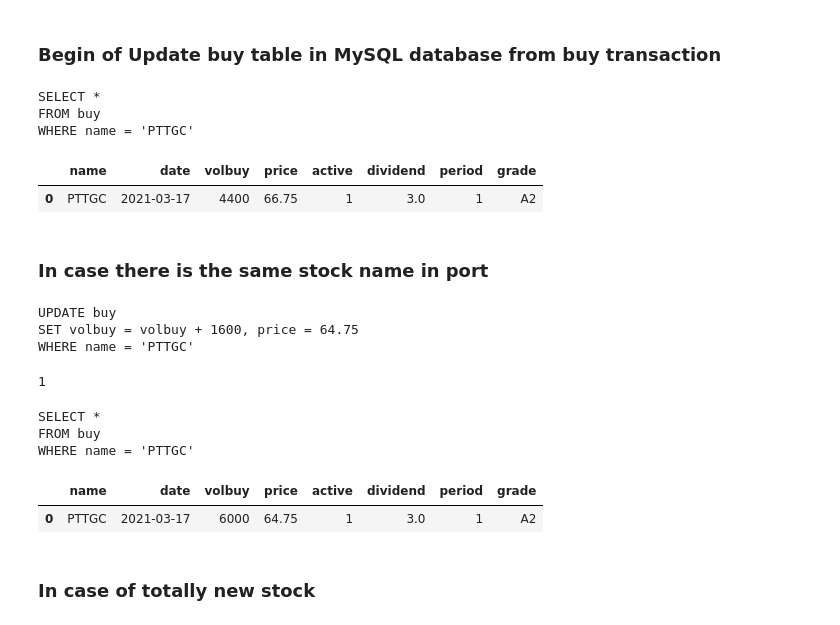
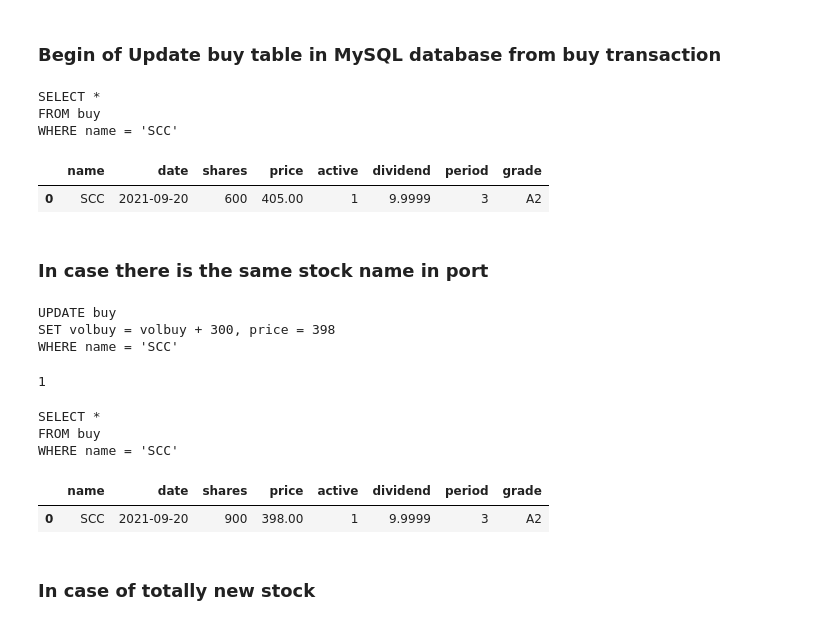
Before and after one commit to santimcs/A8, a Jupyter notebook: Daily/110-Update Buy and Dividend from Sales in Portfolio.ipynb, the cells around one changed output. Saved outputs shown, nothing was run; the diff lists cells and outputs as text; code cells hidden in the pictures.

```diff
--- a/Daily/110-Update Buy and Dividend from Sales in Portfolio.ipynb
+++ b/Daily/110-Update Buy and Dividend from Sales in Portfolio.ipynb
@@ -20,8 +20,9 @@ datetime.date(2022, 1, 17)
 ### Tables in the process
 # %%
 format_dict = {
-    'qty':'{:,}',
+    'qty':'{:,}','shares':'{:,}',
     'price':'{:.2f}','buy_price':'{:.2f}',
+    'dividend':'{:.4f}',
     'fee':'{:,.2f}','vat':'{:,.2f}','net':'{:,.2f}',
 
     'days':'{:,}',
@@ -272,26 +361,27 @@ stocks.style.format(format_dict)
 # %%
 sql = """
 SELECT *
 FROM buy
 WHERE name = '%s'
 """
 sql = sql % name
 print(sql)
 
 buy = pd.read_sql(sql, const)
 buy.drop(['volsell', 'volbal'], axis=1, inplace=True)
-buy['volbuy'] = buy['volbuy'].astype('int64')
-buy
+buy.rename(columns={'volbuy':'shares'},inplace=True)
+buy['shares'] = buy['shares'].astype('int64')
+buy.style.format(format_dict)
 # %% [output]
 SELECT *
 FROM buy
-WHERE name = 'PTTGC'
+WHERE name = 'SCC'
-|  | name | date | volbuy | price | active | dividend | period | grade |
-| 0 | PTTGC | 2021-03-17 | 4400 | 66.75 | 1 | 3.0 | 1 | A2 |
+|  | name | date | shares | price | active | dividend | period | grade |
+| 0 | SCC | 2021-09-20 | 600 | 405.00 | 1 | 9.9999 | 3 | A2 |
 # %% [markdown]
 ### In case there is the same stock name in port
 # %%
-new_cost = 64.75 # new average cost must be calculated manually beforehand
+new_cost = 398 # new average cost must be calculated manually beforehand
 
 sqlUpd = """
 UPDATE buy
@@ -302,8 +392,8 @@ sqlUpd = sqlUpd % (qty, new_cost, name)
 print(sqlUpd)
 # %% [output]
 UPDATE buy
-SET volbuy = volbuy + 1600, price = 64.75
-WHERE name = 'PTTGC'
+SET volbuy = volbuy + 300, price = 398
+WHERE name = 'SCC'
 # %%
 rp = const.execute(sqlUpd)
 rp.rowcount
@@ -320,14 +410,15 @@ print(sql)
 
 buy = pd.read_sql(sql, const)
 buy.drop(['volsell', 'volbal'], axis=1, inplace=True)
-buy['volbuy'] = buy['volbuy'].astype('int64')
-buy
+buy.rename(columns={'volbuy':'shares'},inplace=True)
+buy['shares'] = buy['shares'].astype('int64')
+buy.style.format(format_dict)
 # %% [output]
 SELECT *
 FROM buy
-WHERE name = 'PTTGC'
+WHERE name = 'SCC'
-|  | name | date | volbuy | price | active | dividend | period | grade |
-| 0 | PTTGC | 2021-03-17 | 6000 | 64.75 | 1 | 3.0 | 1 | A2 |
+|  | name | date | shares | price | active | dividend | period | grade |
+| 0 | SCC | 2021-09-20 | 900 | 398.00 | 1 | 9.9999 | 3 | A2 |
 # %% [markdown]
 ### In case of totally new stock
 # %%
```
Also changed, not shown: parts of 29 cells of this notebook, 11 other files.
